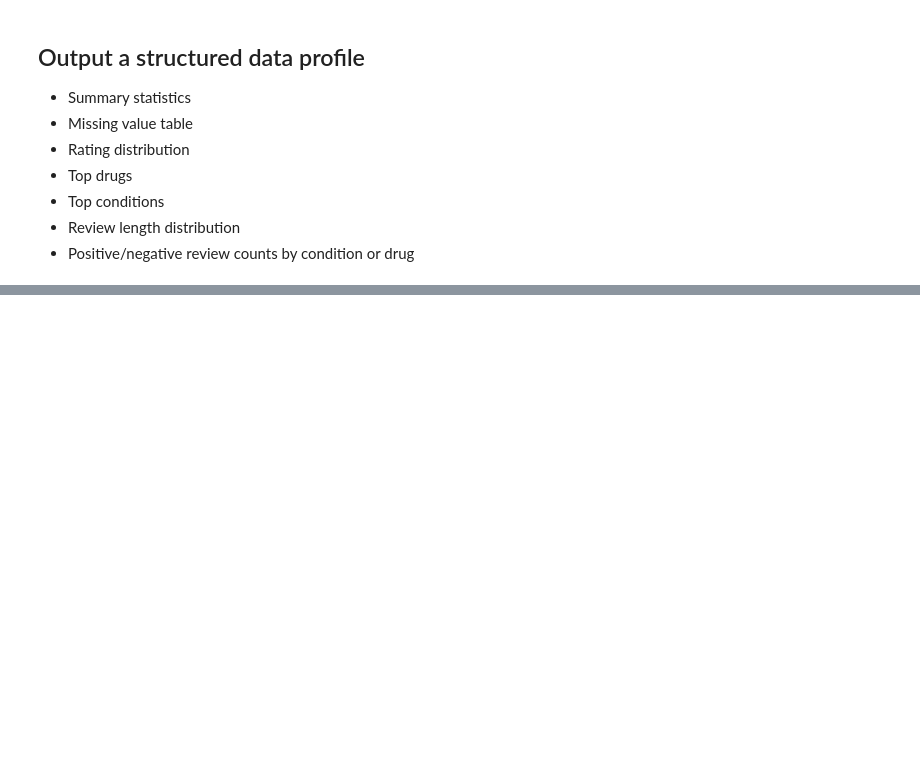
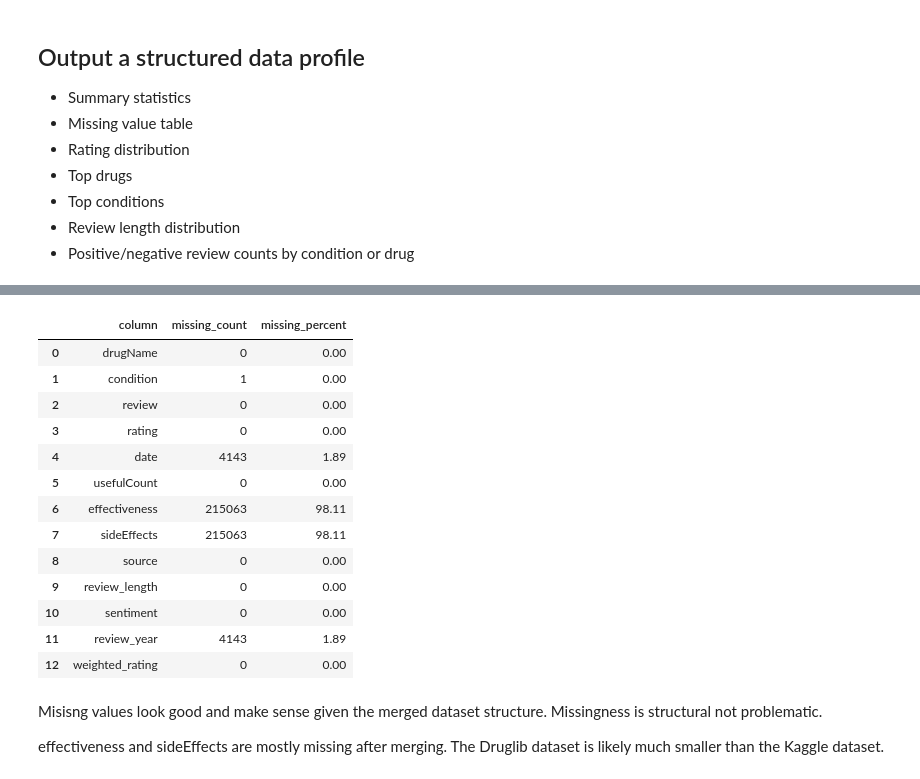
Before and after one commit to mvillanueva00/ADS-509-Final-Project, a Jupyter notebook: preprocessing/drug_review_preprocessing.ipynb, the cells around one changed output, grey strips where cells are left out. Cells and saved outputs as stored; diff of their text form; code cells hidden in the pictures; blank space fills up the shorter version.

```diff
--- a/preprocessing/drug_review_preprocessing.ipynb
+++ b/preprocessing/drug_review_preprocessing.ipynb
@@ -288,0 +355,35 @@ Sentiment analysis: What elements of a review make it more helpful to others? Wh
+# %%
+# Create Sentiment Lable based on rating
+def label_sentiment(rating):
+    if rating <= 4:
+        return "negative"
+    elif rating <= 6:
+        return "neutral"
+    else:
+        return "positive"
+
+cleaned_df["sentiment"] = (
+    cleaned_df["rating"]
+    .apply(label_sentiment)
+)
+# %%
+# Create year from date feature
+cleaned_df["review_year"] = cleaned_df["date"].dt.year
+# %%
+# Convert ratings to numeric and fill missing values with the median rating
+cleaned_df["rating"] = pd.to_numeric(
+    cleaned_df["rating"],
+    errors="coerce"
+)
+
+# Convert usefulCount to numeric and fill missing values with 0
+cleaned_df["usefulCount"] = pd.to_numeric(
+    cleaned_df["usefulCount"],
+    errors="coerce"
+).fillna(0)
+
+# Create helpfulness-weighted rating
+cleaned_df["weighted_rating"] = (
+    cleaned_df["rating"] *
+    np.log1p(cleaned_df["usefulCount"])
+)
@@ -298,0 +449,28 @@ Sentiment analysis: What elements of a review make it more helpful to others? Wh
+# %%
+# Missing Values Table
+missing_values = pd.DataFrame({
+    "column": cleaned_df.columns,
+    "missing_count": cleaned_df.isnull().sum().values,
+    "missing_percent": (cleaned_df.isnull().mean().values * 100).round(2)
+})
+
+missing_values
+# %% [output]
+|  | column | missing_count | missing_percent |
+| 0 | drugName | 0 | 0.00 |
+| 1 | condition | 1 | 0.00 |
+| 2 | review | 0 | 0.00 |
+| 3 | rating | 0 | 0.00 |
+| 4 | date | 4143 | 1.89 |
+| 5 | usefulCount | 0 | 0.00 |
+| 6 | effectiveness | 215063 | 98.11 |
+| 7 | sideEffects | 215063 | 98.11 |
+| 8 | source | 0 | 0.00 |
+| 9 | review_length | 0 | 0.00 |
+| 10 | sentiment | 0 | 0.00 |
+| 11 | review_year | 4143 | 1.89 |
+| 12 | weighted_rating | 0 | 0.00 |
+# %% [markdown]
+Misisng values look good and make sense given the merged dataset structure. Missingness is structural not problematic.
+
+effectiveness and sideEffects are mostly missing after merging. The Druglib dataset is likely much smaller than the Kaggle dataset.
```
Also changed, not shown: parts of 31 cells of this notebook.
